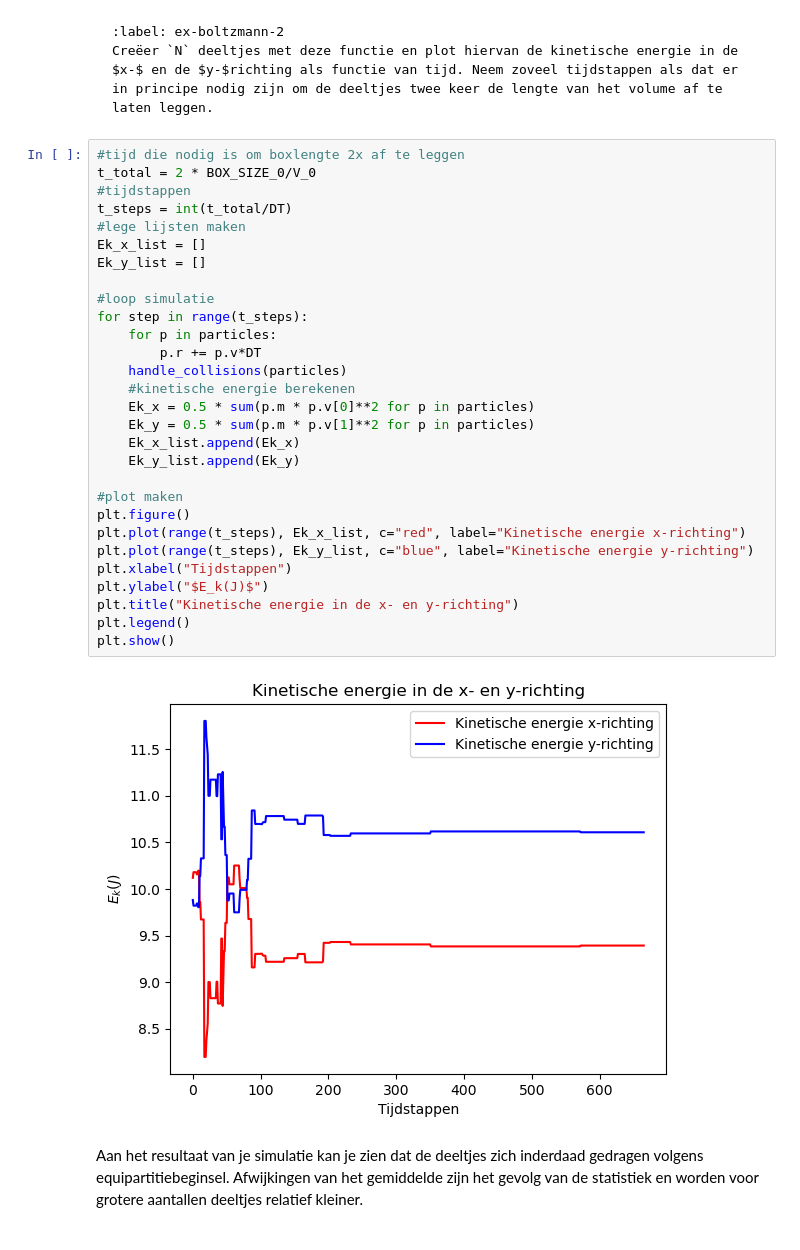
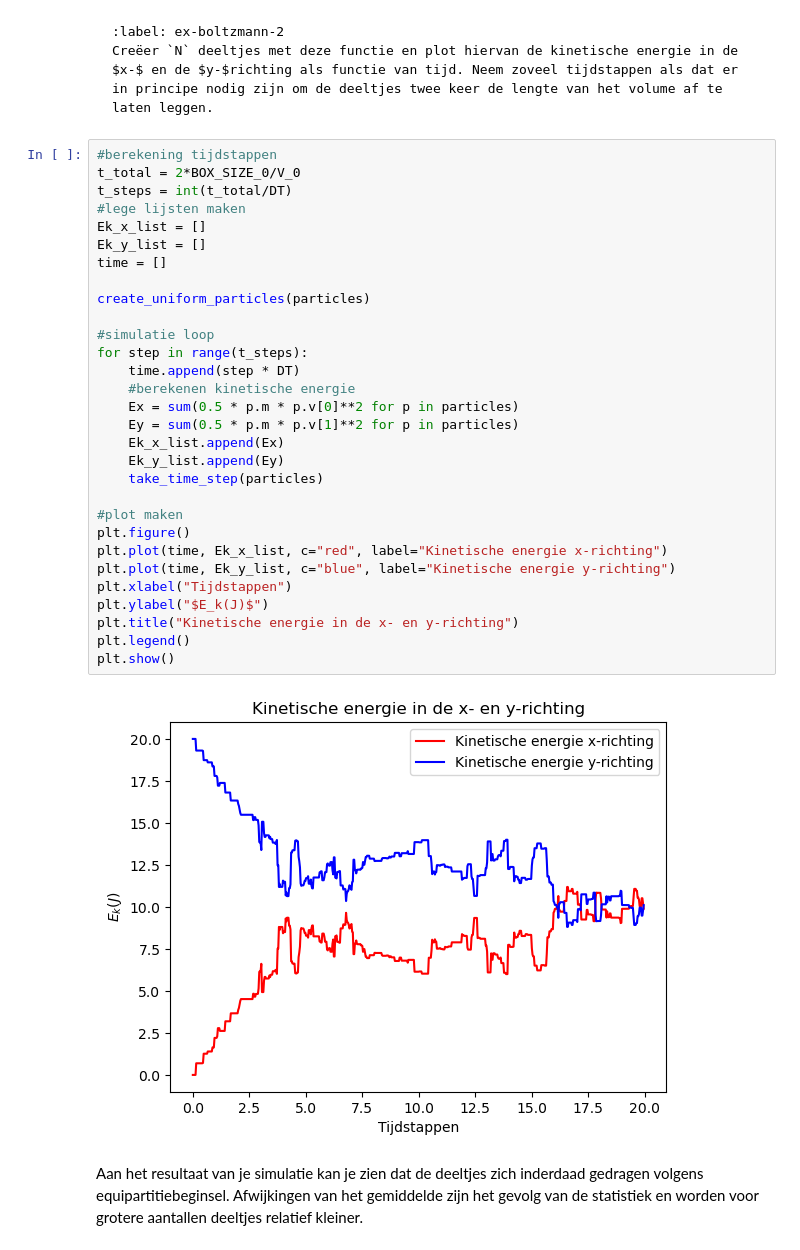
Before and after one commit to Monjano/Monjano-Schebal-IP2, a Jupyter notebook: Content/PySim/6_boltzmann.ipynb, the cells around one changed output. Drawn from its saved outputs; the diff is of its cells as text.

````diff
--- a/Content/PySim/6_boltzmann.ipynb
+++ b/Content/PySim/6_boltzmann.ipynb
@@ -164,36 +164,37 @@ def create_uniform_particles(particles):
 Creëer `N` deeltjes met deze functie en plot hiervan de kinetische energie in de $x-$ en de $y-$richting als functie van tijd. Neem zoveel tijdstappen als dat er in principe nodig zijn om de deeltjes twee keer de lengte van het volume af te laten leggen.
 ```
 # %%
-#tijd die nodig is om boxlengte 2x af te leggen
-t_total = 2 * BOX_SIZE_0/V_0
-#tijdstappen
+#berekening tijdstappen
+t_total = 2*BOX_SIZE_0/V_0
 t_steps = int(t_total/DT)
 #lege lijsten maken
 Ek_x_list = []
 Ek_y_list = []
+time = []
 
-#loop simulatie
+create_uniform_particles(particles)
+
+#simulatie loop
 for step in range(t_steps):
-    for p in particles:
-        p.r += p.v*DT
-    handle_collisions(particles)
-    #kinetische energie berekenen
-    Ek_x = 0.5 * sum(p.m * p.v[0]**2 for p in particles)
-    Ek_y = 0.5 * sum(p.m * p.v[1]**2 for p in particles)
-    Ek_x_list.append(Ek_x)
-    Ek_y_list.append(Ek_y)
+    time.append(step * DT)
+    #berekenen kinetische energie
+    Ex = sum(0.5 * p.m * p.v[0]**2 for p in particles)
+    Ey = sum(0.5 * p.m * p.v[1]**2 for p in particles)
+    Ek_x_list.append(Ex)
+    Ek_y_list.append(Ey)
+    take_time_step(particles)
 
 #plot maken
 plt.figure()
-plt.plot(range(t_steps), Ek_x_list, c="red", label="Kinetische energie x-richting")
-plt.plot(range(t_steps), Ek_y_list, c="blue", label="Kinetische energie y-richting")
+plt.plot(time, Ek_x_list, c="red", label="Kinetische energie x-richting")
+plt.plot(time, Ek_y_list, c="blue", label="Kinetische energie y-richting")
 plt.xlabel("Tijdstappen")
 plt.ylabel("$E_k(J)$")
 plt.title("Kinetische energie in de x- en y-richting")
 plt.legend()
 plt.show()
 # %% [output]
-[figure, old version]
+[figure, new version]
 # %% [markdown]
 Aan het resultaat van je simulatie kan je zien dat de deeltjes zich inderdaad gedragen volgens equipartitiebeginsel. Afwijkingen van het gemiddelde zijn het gevolg van de statistiek en worden voor grotere aantallen deeltjes relatief kleiner.
 # %% [markdown]
````
Also changed, not shown: parts of 4 cells of this notebook.
